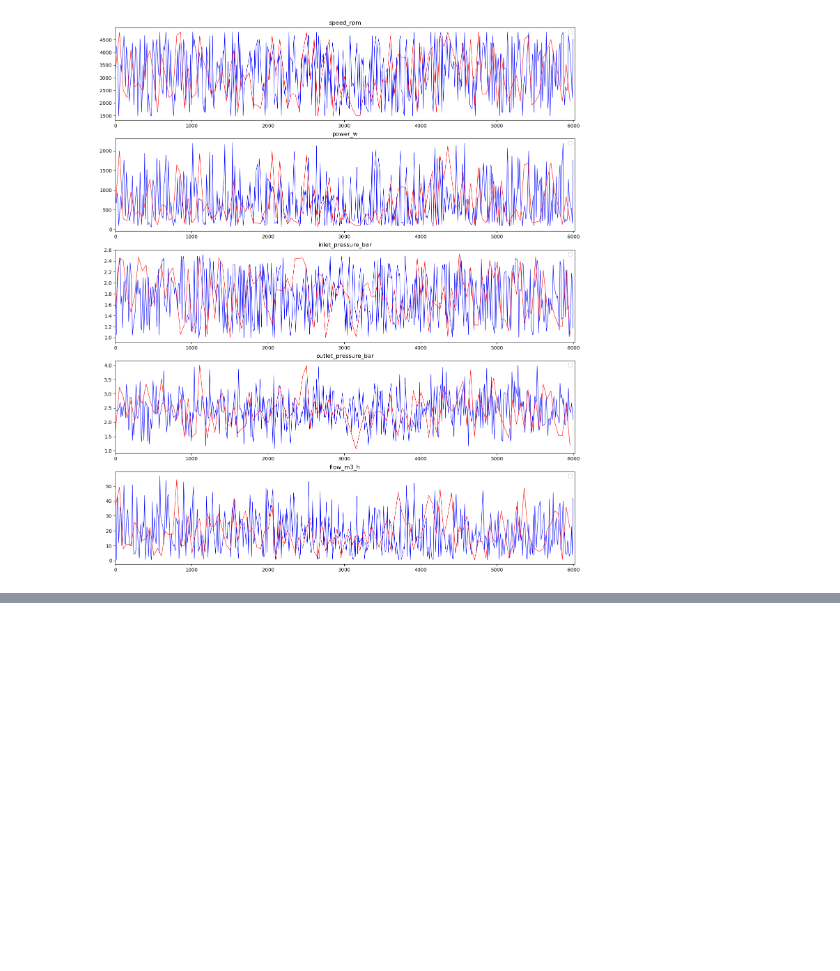
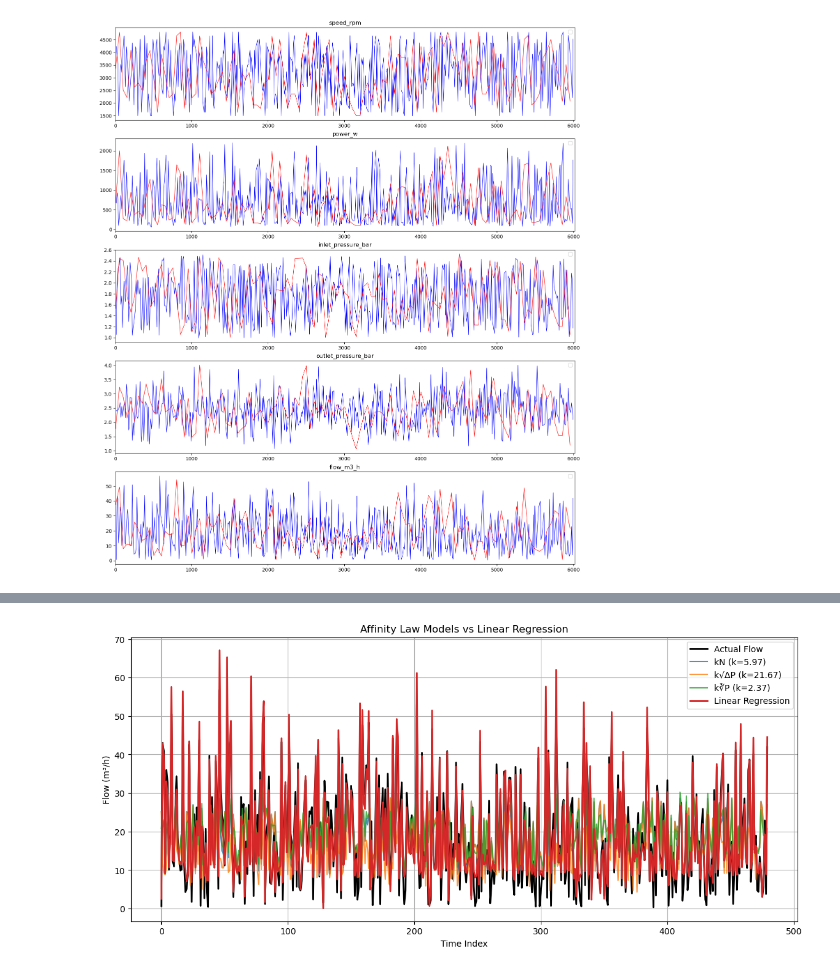
Before and after one commit to CapperTheRose16/Project-in-Machine-Learning, a Jupyter notebook: Data exploration/Plots.ipynb, the cells around one changed output, grey strips where cells are left out. Drawn from its saved outputs; the diff is of its cells as text; code cells hidden in the pictures; blank space fills up the shorter version.

```diff
--- a/Data exploration/Plots.ipynb
+++ b/Data exploration/Plots.ipynb
@@ -180,0 +241,82 @@ plt.show()
+# %%
+import numpy as np
+import matplotlib.pyplot as plt
+
+from sklearn.linear_model import LinearRegression
+from sklearn.metrics import mean_squared_error, r2_score
+
+# Target
+y = c1_train["flow_m3_h"]
+
+# Features derived from affinity laws
+N = c1_train["speed_krpm"]
+DP = np.sqrt(c1_train["delta_p"])
+P = np.cbrt(c1_train["power_w"])
+
+# Best k for y = kx
+def fit_k(x, y):
+    return (x * y).sum() / (x**2).sum()
+
+# Fit constants
+k_N = fit_k(N, y)
+k_DP = fit_k(DP, y)
+k_P = fit_k(P, y)
+
+# Predictions
+pred_N = k_N * N
+pred_DP = k_DP * DP
+pred_P = k_P * P
+
+# Standard linear regression
+X = c1_train[["speed_krpm", "delta_p", "power_w"]]
+
+lr = LinearRegression()
+lr.fit(X, y)
+
+pred_lr = lr.predict(X)
+
+# Metrics
+models = {
+    "Q = kN": pred_N,
+    "Q = k√ΔP": pred_DP,
+    "Q = k∛P": pred_P,
+    "Linear Regression": pred_lr
+}
+
+for name, pred in models.items():
+    mse = mean_squared_error(y, pred)
+    r2 = r2_score(y, pred)
+
+    print(f"\n{name}")
+    print(f"MSE: {mse:.4f}")
+    print(f"R² : {r2:.4f}")
+
+# Plot
+plt.figure(figsize=(14, 6))
+
+plt.plot(y.values, label="Actual Flow", color="black", linewidth=2)
+
+plt.plot(pred_N.values,
+         label=f"kN (k={k_N:.2f})",
+         alpha=0.8)
+
+plt.plot(pred_DP.values,
+         label=f"k√ΔP (k={k_DP:.2f})",
+         alpha=0.8)
+
+plt.plot(pred_P.values,
+         label=f"k∛P (k={k_P:.2f})",
+         alpha=0.8)
+
+plt.plot(pred_lr,
+         label="Linear Regression",
+         linewidth=2)
+
+plt.xlabel("Time Index")
+plt.ylabel("Flow (m³/h)")
+plt.title("Affinity Law Models vs Linear Regression")
+plt.legend()
+plt.grid(True)
+
+plt.show()
+# %% [output]
@@ -180,0 +338 @@ plt.show()
+[figure, added]
```
Also changed, not shown: parts of 12 cells of this notebook, 3 other files.
